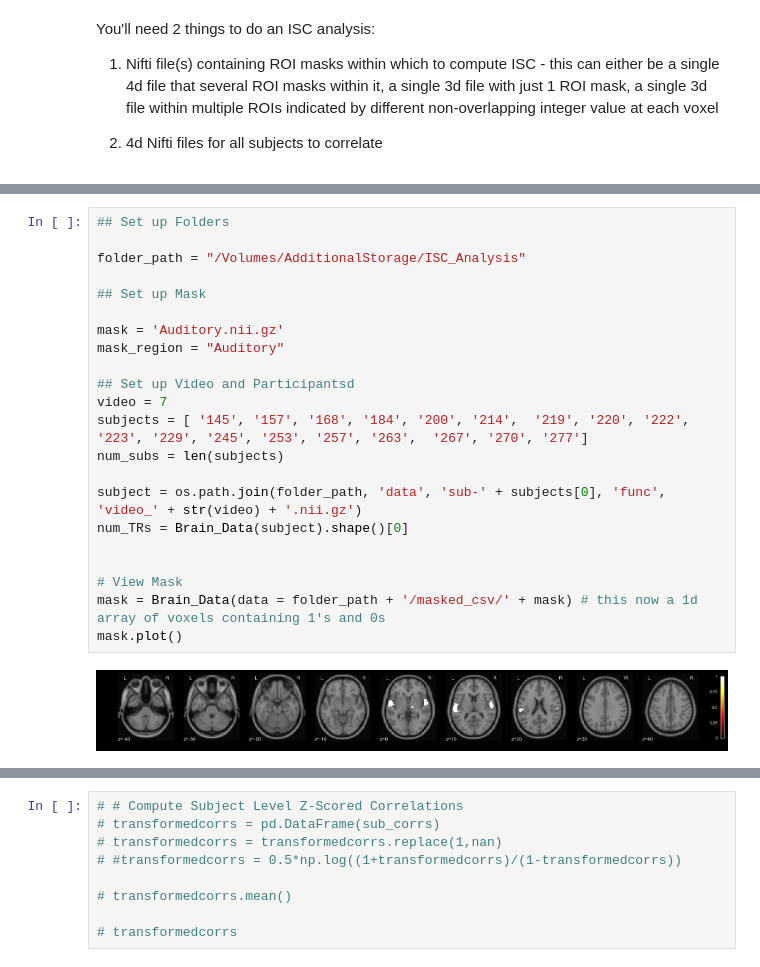
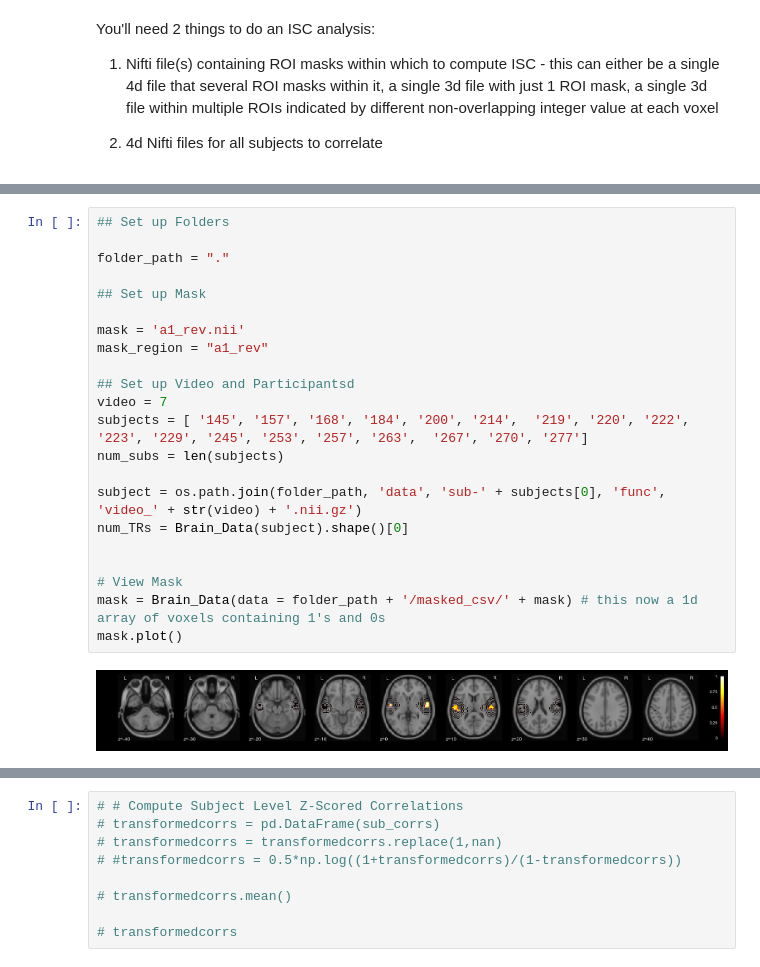
Before and after one commit to Marissa-Clark/EmpathicAccuracy_ISC, a Jupyter notebook: 11_fMRI_Correlations.ipynb, the cells around one changed output, grey strips where cells are left out. Drawn from its saved outputs; the diff is of its cells as text.

Commit message:
finished auditory analysis

```diff
--- a/11_fMRI_Correlations.ipynb
+++ b/11_fMRI_Correlations.ipynb
@@ -39,27 +37,27 @@ IPython.OutputArea.prototype._should_scroll = function(lines) {
 # %%
 ## Set up Folders
 
-folder_path = "/Volumes/AdditionalStorage/ISC_Analysis"
+folder_path = "."
 
 ## Set up Mask
 
-mask = 'Auditory.nii.gz'
-mask_region = "Auditory"
+mask = 'a1_rev.nii'
+mask_region = "a1_rev"
 
 ## Set up Video and Participantsd
 video = 7
 subjects = [ '145', '157', '168', '184', '200', '214',  '219', '220', '222', '223', '229', '245', '253', '257', '263',  '267', '270', '277']
 num_subs = len(subjects)
 
 subject = os.path.join(folder_path, 'data', 'sub-' + subjects[0], 'func', 'video_' + str(video) + '.nii.gz')
 num_TRs = Brain_Data(subject).shape()[0]
 
 
 # View Mask
 mask = Brain_Data(data = folder_path + '/masked_csv/' + mask) # this now a 1d array of voxels containing 1's and 0s
 mask.plot()
 # %% [output]
-[figure, old version]
+[figure, new version]
 # %%
 #Lets say you want to compute the ISC within an ROI (i.e. the pair-wise correlation of subjects average time-series across the entire ROI)
 #Below assumes you have just a single mask, but you can easily adapt this by adding another loop over ROIs, e.g. for roi in mask: ...
```
Also changed, not shown: parts of 9 cells of this notebook, 5 other files.
